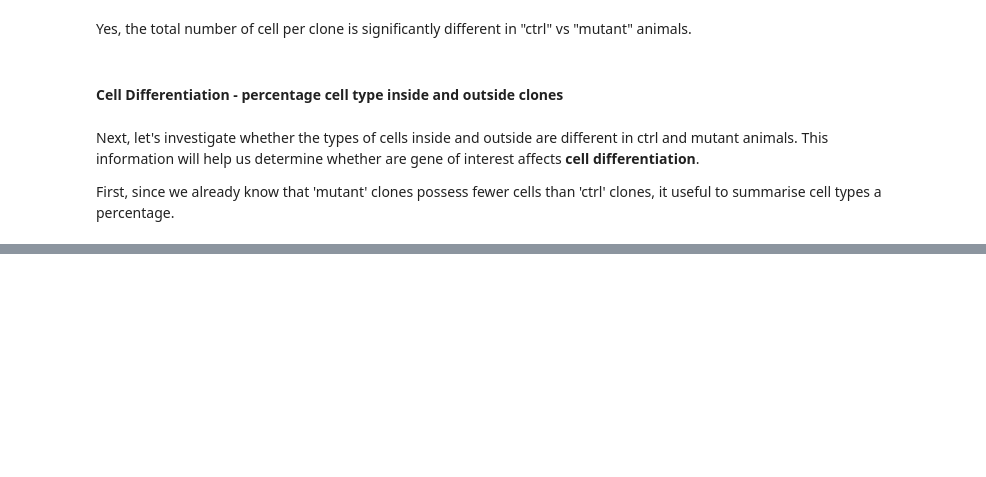
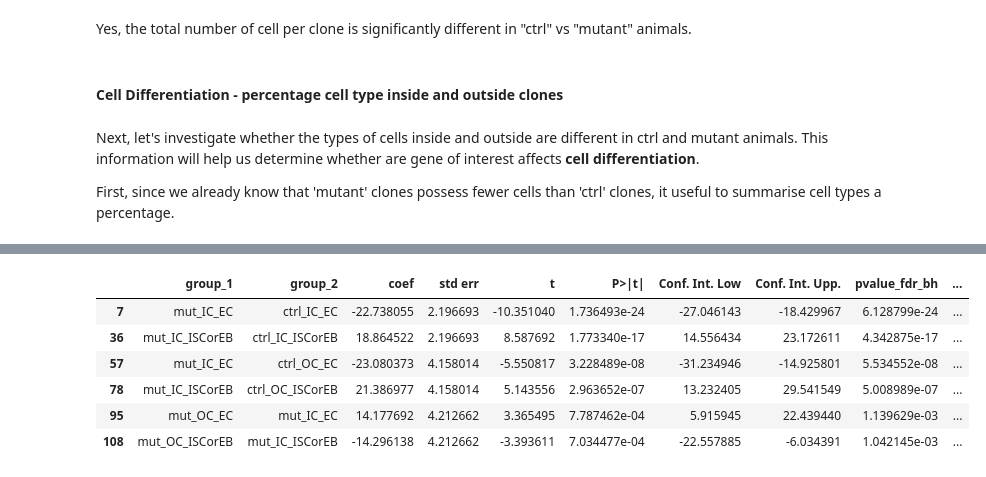
Before and after one commit to morriso1/clonedetective, a Jupyter notebook: 03_Tutorial_simple_walkthrough.ipynb, the cells around one changed output, grey strips where cells are left out. Cells and saved outputs as stored; diff of their text form; code cells hidden in the pictures; blank space fills up the shorter version.

Commit message:
updated walkthrough with statsmodels pairwise t-tests

```diff
--- a/03_Tutorial_simple_walkthrough.ipynb
+++ b/03_Tutorial_simple_walkthrough.ipynb
@@ -672,0 +665,9 @@ stats_results[filter_condition.values]
+# %%
+tidy_percentage_df["comp_g_cs_ct"] = (
+    tidy_percentage_df["genotype"]
+    + "_"
+    + tidy_percentage_df["clone_status"]
+    + "_"
+    + tidy_percentage_df["cell_type"]
+)
+tidy_percentage_df.head()
@@ -673,3 +683,9 @@ stats_results[filter_condition.values]
 # %%
-lm = smf.ols("cell_num ~ genotype_cell_type", tidy_count_df_inside).fit()
-lm.t_test_pairwise("genotype_cell_type").result_frame
+lm = smf.ols("perc_cell_num ~ comp_g_cs_ct", tidy_percentage_df).fit()
+stat_df = lm.t_test_pairwise(
+    "comp_g_cs_ct", method="fdr_bh"
+).result_frame.reset_index()
+
+stat_df = stat_df.rename(
+    columns={"index": "comparisons", "pvalue-fdr_bh": "pvalue_fdr_bh"}
+)
@@ -693,0 +692,8 @@ lm.t_test_pairwise("genotype_cell_type").result_frame
+# %%
+comparisons = stat_df['comparisons'].str.split('-', expand=True)
+comparisons.columns = ['group_1', 'group_2']
+stat_df.insert(0, comparisons['group_1'].name, comparisons['group_1'])
+stat_df.insert(1, comparisons['group_2'].name, comparisons['group_2'])
+stat_df.drop(columns=['comparisons'], inplace=True)
+# %%
+to_filter = stat_df['group_1'].str.split('_', expand=True)[2] == stat_df['group_2'].str.split('_', expand=True)[2]
@@ -693,0 +709,10 @@ lm.t_test_pairwise("genotype_cell_type").result_frame
+# %%
+stat_df[to_filter].query("pvalue_fdr_bh < 0.05")
+# %% [output]
+|  | group_1 | group_2 | coef | std err | t | P>|t| | Conf. Int. Low | Conf. Int. Upp. | pvalue_fdr_bh | ... |
+| 7 | mut_IC_EC | ctrl_IC_EC | -22.738055 | 2.196693 | -10.351040 | 1.736493e-24 | -27.046143 | -18.429967 | 6.128799e-24 | ... |
+| 36 | mut_IC_ISCorEB | ctrl_IC_ISCorEB | 18.864522 | 2.196693 | 8.587692 | 1.773340e-17 | 14.556434 | 23.172611 | 4.342875e-17 | ... |
+| 57 | mut_IC_EC | ctrl_OC_EC | -23.080373 | 4.158014 | -5.550817 | 3.228489e-08 | -31.234946 | -14.925801 | 5.534552e-08 | ... |
+| 78 | mut_IC_ISCorEB | ctrl_OC_ISCorEB | 21.386977 | 4.158014 | 5.143556 | 2.963652e-07 | 13.232405 | 29.541549 | 5.008989e-07 | ... |
+| 95 | mut_OC_EC | mut_IC_EC | 14.177692 | 4.212662 | 3.365495 | 7.787462e-04 | 5.915945 | 22.439440 | 1.139629e-03 | ... |
+| 108 | mut_OC_ISCorEB | mut_IC_ISCorEB | -14.296138 | 4.212662 | -3.393611 | 7.034477e-04 | -22.557885 | -6.034391 | 1.042145e-03 | ... |
```
Also changed, not shown: parts of 32 cells of this notebook, 3 other files.
